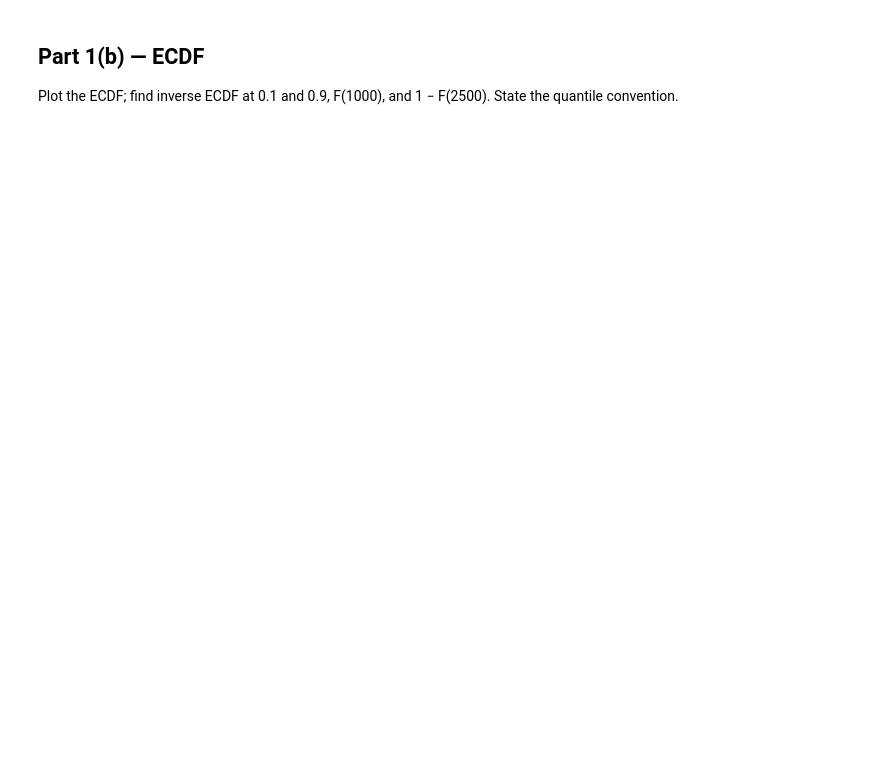
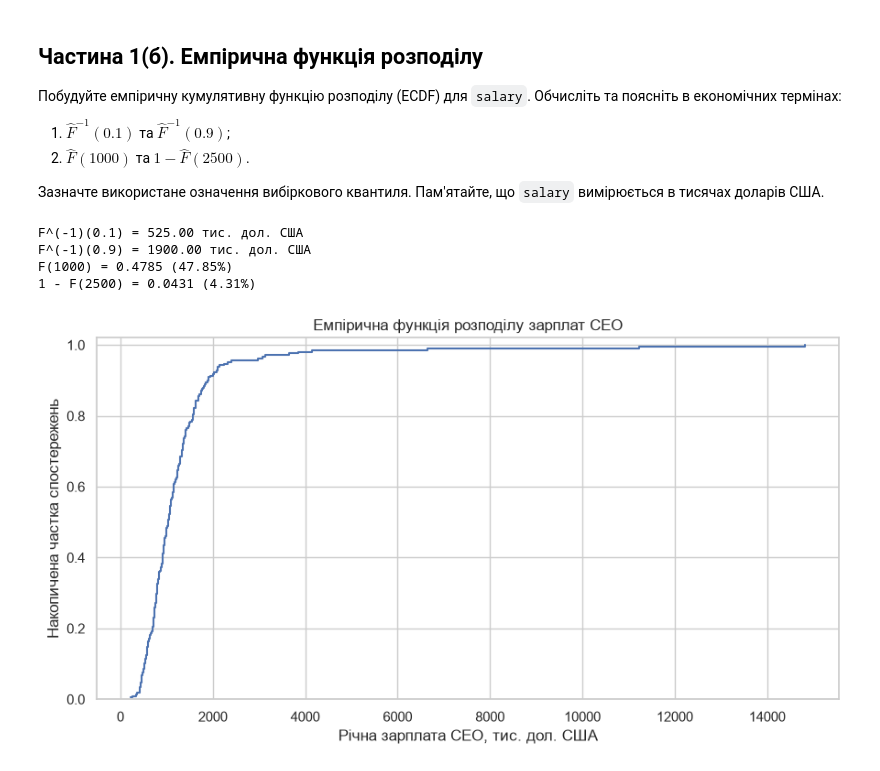
Before and after one commit to hryhola/statistics-ucu, a Jupyter notebook: labs/task1/task1-problem1-ceosal1.ipynb, the cells around one changed output. Cells and saved outputs as stored; diff of their text form; code cells hidden in the pictures; blank space fills up the shorter version.

```diff
--- a/labs/task1/task1-problem1-ceosal1.ipynb
+++ b/labs/task1/task1-problem1-ceosal1.ipynb
@@ -43,7 +122,79 @@ Mean, 5% trimmed mean, median, quartiles, 5th and 95th percentiles of salary; in
 # %% [markdown]
-## Part 1(b) — ECDF
+## Частина 1(б). Емпірична функція розподілу
 
-Plot the ECDF; find inverse ECDF at 0.1 and 0.9, F(1000), and 1 − F(2500). State the quantile convention.
+Побудуйте емпіричну кумулятивну функцію розподілу (ECDF) для `salary`. Обчисліть та поясніть в економічних термінах:
+
+1. $\widehat F^{-1}(0.1)$ та $\widehat F^{-1}(0.9)$;
+2. $\widehat F(1000)$ та $1-\widehat F(2500)$.
+
+Зазначте використане означення вибіркового квантиля. Пам'ятайте, що `salary` вимірюється в тисячах доларів США.
 # %%
-# TODO: implement the requested calculations or plots.
+# Перетворюємо Series у масив NumPy
+salary_values = salary.to_numpy()
+
+# Сортуємо зарплати від найменшої до найбільшої
+salary_sorted = np.sort(salary_values)
+
+# Для кожного відсортованого значення визначаємо накопичену частку:
+# 1/n, 2/n, ..., n/n
+ecdf_y = np.arange(1, n + 1) / n
+
+
+# --- Квантилі ---
+
+# Використовуємо означення квантиля з лекції:
+# якщо np не ціле — беремо наступне впорядковане значення;
+# якщо np ціле — усереднюємо два сусідні значення.
+q10, q90 = np.quantile(
+    salary_values,
+    [0.10, 0.90],
+    method="averaged_inverted_cdf"
+)
+
+
+# --- Значення ECDF ---
+
+# Частка CEO із зарплатою <= 1000 тис. дол. США
+F_1000 = np.mean(salary_values <= 1000)
+
+# Частка CEO із зарплатою <= 2500 тис. дол. США
+F_2500 = np.mean(salary_values <= 2500)
+
+# Частка CEO із зарплатою > 2500 тис. дол. США
+above_2500 = 1 - F_2500
+
+
+# --- Виведення результатів ---
+
+print(f"F^(-1)(0.1) = {q10:.2f} тис. дол. США")
+print(f"F^(-1)(0.9) = {q90:.2f} тис. дол. США")
+print(f"F(1000) = {F_1000:.4f} ({F_1000 * 100:.2f}%)")
+print(f"1 - F(2500) = {above_2500:.4f} ({above_2500 * 100:.2f}%)")
+
+
+# --- Побудова ECDF ---
+
+plt.figure(figsize=(9, 5))
+
+plt.step(
+    salary_sorted,
+    ecdf_y,
+    where="post"
+)
+
+plt.title("Емпірична функція розподілу зарплат CEO")
+plt.xlabel("Річна зарплата CEO, тис. дол. США")
+plt.ylabel("Накопичена частка спостережень")
+
+plt.ylim(0, 1.02)
+plt.grid(True)
+
+plt.tight_layout()
+plt.show()
+# %% [output]
+F^(-1)(0.1) = 525.00 тис. дол. США
+F^(-1)(0.9) = 1900.00 тис. дол. США
+F(1000) = 0.4785 (47.85%)
+1 - F(2500) = 0.0431 (4.31%)
+[figure, added]
 # %% [markdown]
```
Also changed, not shown: parts of 45 cells of this notebook, 4 other files.
